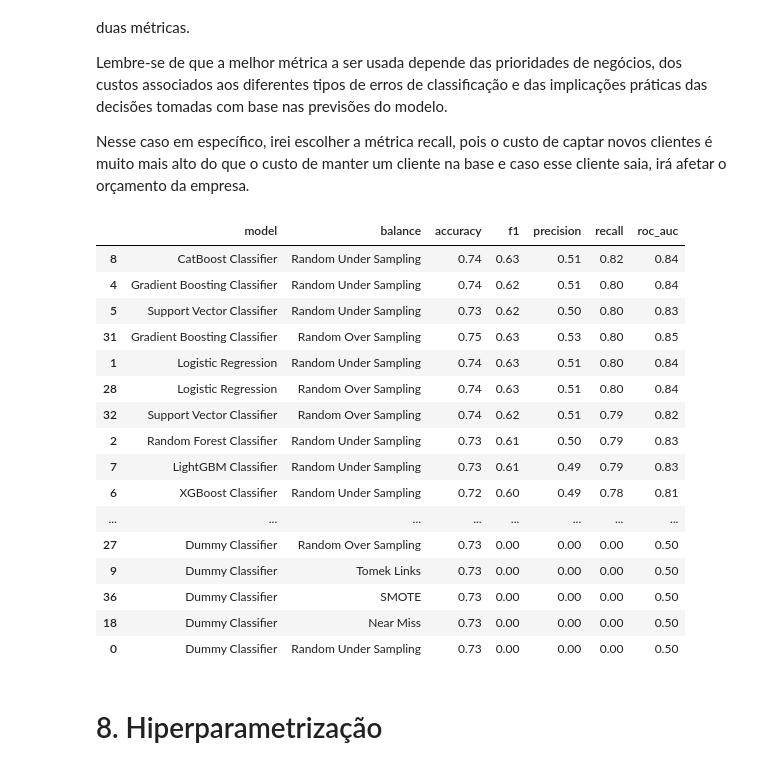
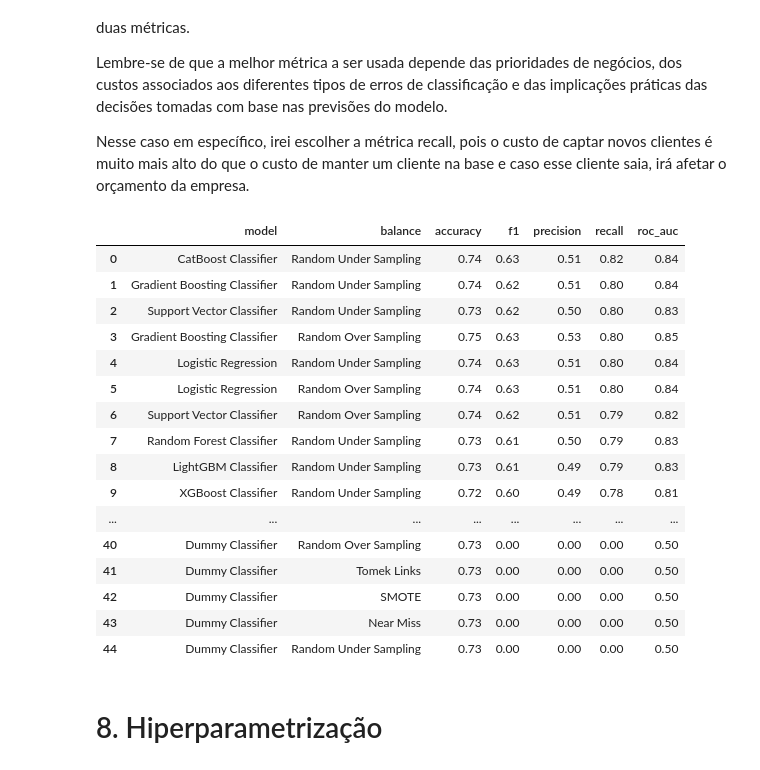
Before and after one commit to guicastrorl/alura_challenge_ds, a Jupyter notebook: notebooks/notebook_crisp_ds.ipynb, the cells around one changed output. Saved outputs shown, nothing was run; the diff lists cells and outputs as text; code cells hidden in the pictures.

```diff
--- a/notebooks/notebook_crisp_ds.ipynb
+++ b/notebooks/notebook_crisp_ds.ipynb
@@ -1379,25 +1373,25 @@ Lembre-se de que a melhor métrica a ser usada depende das prioridades de negóc
 
 Nesse caso em específico, irei escolher a métrica recall, pois o custo de captar novos clientes é muito mais alto do que o custo de manter um cliente na base e caso esse cliente saia, irá afetar o orçamento da empresa.
 # %%
-models_report.sort_values('recall', ascending = False)
+models_report.sort_values('recall', ascending = False).reset_index(drop=True)
 # %% [output]
 |  | model | balance | accuracy | f1 | precision | recall | roc_auc |
-| 8 | CatBoost Classifier | Random Under Sampling | 0.74 | 0.63 | 0.51 | 0.82 | 0.84 |
-| 4 | Gradient Boosting Classifier | Random Under Sampling | 0.74 | 0.62 | 0.51 | 0.80 | 0.84 |
-| 5 | Support Vector Classifier | Random Under Sampling | 0.73 | 0.62 | 0.50 | 0.80 | 0.83 |
-| 31 | Gradient Boosting Classifier | Random Over Sampling | 0.75 | 0.63 | 0.53 | 0.80 | 0.85 |
-| 1 | Logistic Regression | Random Under Sampling | 0.74 | 0.63 | 0.51 | 0.80 | 0.84 |
-| 28 | Logistic Regression | Random Over Sampling | 0.74 | 0.63 | 0.51 | 0.80 | 0.84 |
-| 32 | Support Vector Classifier | Random Over Sampling | 0.74 | 0.62 | 0.51 | 0.79 | 0.82 |
-| 2 | Random Forest Classifier | Random Under Sampling | 0.73 | 0.61 | 0.50 | 0.79 | 0.83 |
-| 7 | LightGBM Classifier | Random Under Sampling | 0.73 | 0.61 | 0.49 | 0.79 | 0.83 |
-| 6 | XGBoost Classifier | Random Under Sampling | 0.72 | 0.60 | 0.49 | 0.78 | 0.81 |
+| 0 | CatBoost Classifier | Random Under Sampling | 0.74 | 0.63 | 0.51 | 0.82 | 0.84 |
+| 1 | Gradient Boosting Classifier | Random Under Sampling | 0.74 | 0.62 | 0.51 | 0.80 | 0.84 |
+| 2 | Support Vector Classifier | Random Under Sampling | 0.73 | 0.62 | 0.50 | 0.80 | 0.83 |
+| 3 | Gradient Boosting Classifier | Random Over Sampling | 0.75 | 0.63 | 0.53 | 0.80 | 0.85 |
+| 4 | Logistic Regression | Random Under Sampling | 0.74 | 0.63 | 0.51 | 0.80 | 0.84 |
+| 5 | Logistic Regression | Random Over Sampling | 0.74 | 0.63 | 0.51 | 0.80 | 0.84 |
+| 6 | Support Vector Classifier | Random Over Sampling | 0.74 | 0.62 | 0.51 | 0.79 | 0.82 |
+| 7 | Random Forest Classifier | Random Under Sampling | 0.73 | 0.61 | 0.50 | 0.79 | 0.83 |
+| 8 | LightGBM Classifier | Random Under Sampling | 0.73 | 0.61 | 0.49 | 0.79 | 0.83 |
+| 9 | XGBoost Classifier | Random Under Sampling | 0.72 | 0.60 | 0.49 | 0.78 | 0.81 |
 | ... | ... | ... | ... | ... | ... | ... | ... |
-| 27 | Dummy Classifier | Random Over Sampling | 0.73 | 0.00 | 0.00 | 0.00 | 0.50 |
-| 9 | Dummy Classifier | Tomek Links | 0.73 | 0.00 | 0.00 | 0.00 | 0.50 |
-| 36 | Dummy Classifier | SMOTE | 0.73 | 0.00 | 0.00 | 0.00 | 0.50 |
-| 18 | Dummy Classifier | Near Miss | 0.73 | 0.00 | 0.00 | 0.00 | 0.50 |
-| 0 | Dummy Classifier | Random Under Sampling | 0.73 | 0.00 | 0.00 | 0.00 | 0.50 |
+| 40 | Dummy Classifier | Random Over Sampling | 0.73 | 0.00 | 0.00 | 0.00 | 0.50 |
+| 41 | Dummy Classifier | Tomek Links | 0.73 | 0.00 | 0.00 | 0.00 | 0.50 |
+| 42 | Dummy Classifier | SMOTE | 0.73 | 0.00 | 0.00 | 0.00 | 0.50 |
+| 43 | Dummy Classifier | Near Miss | 0.73 | 0.00 | 0.00 | 0.00 | 0.50 |
+| 44 | Dummy Classifier | Random Under Sampling | 0.73 | 0.00 | 0.00 | 0.00 | 0.50 |
 # %% [markdown]
 # 8. Hiperparametrização
 # %% [markdown]
```
Also changed, not shown: parts of 7 cells of this notebook, 5 other files.
